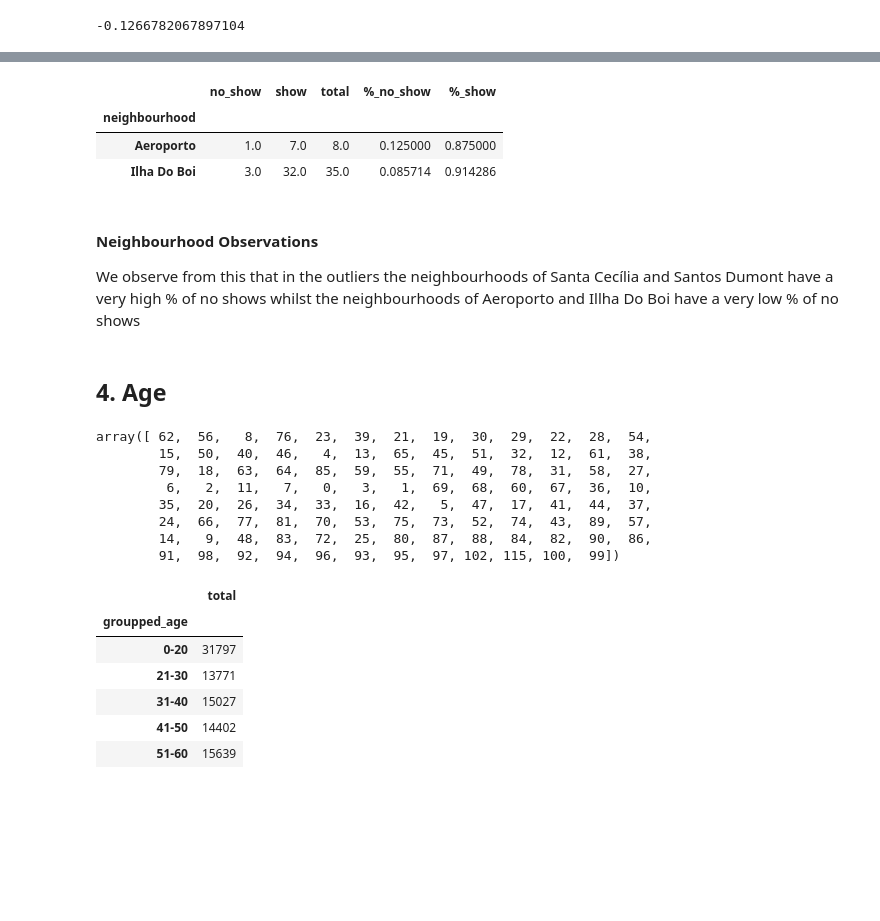
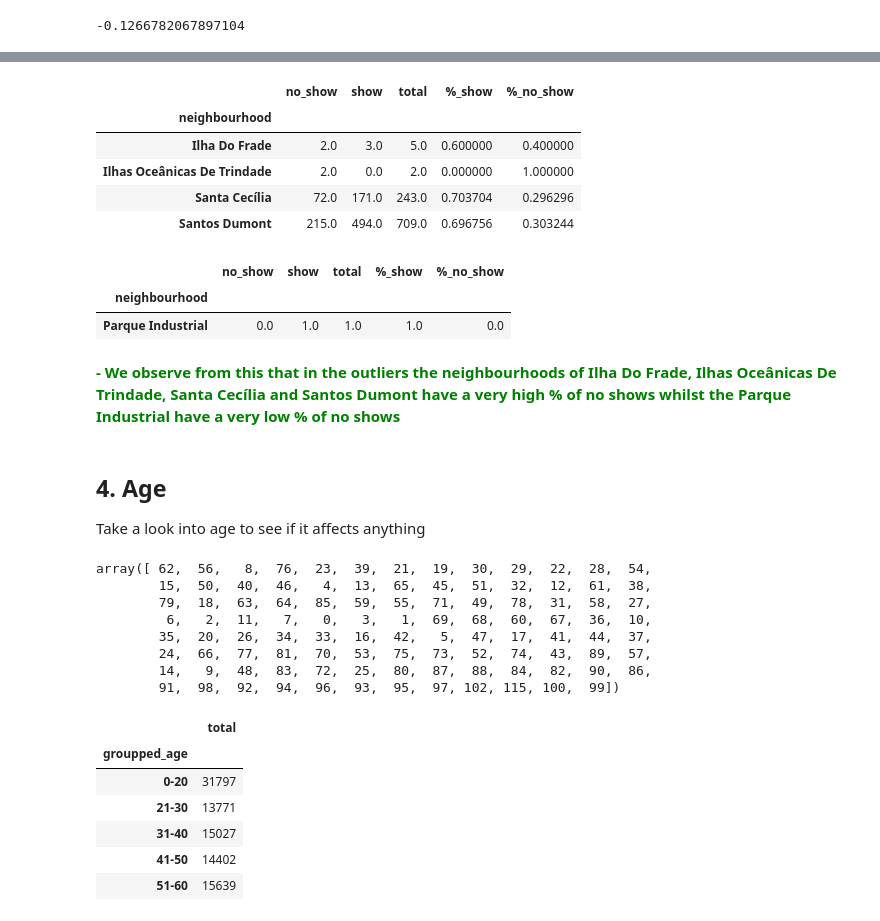
Before and after one commit to tongnk/udacity, a Jupyter notebook: Report.ipynb, the cells around one changed output, grey strips where cells are left out. Cells and saved outputs as stored; diff of their text form; code cells hidden in the pictures; blank space fills up the shorter version.

```diff
--- a/Report.ipynb
+++ b/Report.ipynb
@@ -370,0 +335,20 @@ b[b['%_no_show'] > 0.216684 + (1.5 * iqr)]
+# %%
+# Get the total counts
+neighbourhood = df.groupby(['neighbourhood', 'success']).count()
+b = neighbourhood['age']
+
+# Unstack so we only have success or not
+b = b.unstack()
+
+# Rename columns
+b.columns = ['no_show','show']
+
+# Fill in some nulls
+b.fillna(0, inplace = True)
+
+# Calculate the total
+b['total'] = b['no_show'] + b['show']
+
+# Calculate the % of show against the total
+b['%_show'] = b['show'] / b['total']
+b['%_no_show'] = b['no_show'] / b['total']
@@ -371,24 +362,44 @@ b[b['%_no_show'] > 0.216684 + (1.5 * iqr)]
+# %%
+# Let's find all the outliers using the standard box and whiskers chart.
+# We can then use this to analyse 2D data later
+
+# Outlier > q3 + (1.5 * IQR) or
+# outlier < q1 - (1.5 * QIR)
+# where IQR is q3 - q1
+iqr = 0.215915 - 0.177797
+q3 = b.quantile(0.75)
+q1 = b.quantile(0.25)
+
+# Determine outliers for no shows
+b[b['%_no_show'] > q3['%_no_show'] + (1.5 * iqr)]
+# %% [output]
+|  | no_show | show | total | %_show | %_no_show |
+| neighbourhood |  |  |  |  |  |
+| Ilha Do Frade | 2.0 | 3.0 | 5.0 | 0.600000 | 0.400000 |
+| Ilhas Oceânicas De Trindade | 2.0 | 0.0 | 2.0 | 0.000000 | 1.000000 |
+| Santa Cecília | 72.0 | 171.0 | 243.0 | 0.703704 | 0.296296 |
+| Santos Dumont | 215.0 | 494.0 | 709.0 | 0.696756 | 0.303244 |
 # %%
-b[b['%_no_show'] < 0.180199 - (1.5 * iqr)]
+b[b['%_no_show'] < q1['%_no_show'] - (1.5 * iqr)]
 # %% [output]
-|  | no_show | show | total | %_no_show | %_show |
+|  | no_show | show | total | %_show | %_no_show |
 | neighbourhood |  |  |  |  |  |
-| Aeroporto | 1.0 | 7.0 | 8.0 | 0.125000 | 0.875000 |
-| Ilha Do Boi | 3.0 | 32.0 | 35.0 | 0.085714 | 0.914286 |
+| Parque Industrial | 0.0 | 1.0 | 1.0 | 1.0 | 0.0 |
 # %% [markdown]
-#### Neighbourhood Observations
-We observe from this that in the outliers the neighbourhoods of Santa Cecília and Santos Dumont have a very high % of no shows whilst the neighbourhoods of Aeroporto and Illha Do Boi have a very low % of no shows
+<b style='color: green'>- We observe from this that in the outliers the neighbourhoods of Ilha Do Frade, Ilhas Oceânicas De Trindade, Santa Cecília and Santos Dumont have a very high % of no shows whilst the  Parque Industrial have a very low % of no shows </b>
-# %% [markdown]
-## 4. Age
-# %%
-df['age'].unique()
-# %% [output]
-array([ 62,  56,   8,  76,  23,  39,  21,  19,  30,  29,  22,  28,  54,
-        15,  50,  40,  46,   4,  13,  65,  45,  51,  32,  12,  61,  38,
-        79,  18,  63,  64,  85,  59,  55,  71,  49,  78,  31,  58,  27,
-         6,   2,  11,   7,   0,   3,   1,  69,  68,  60,  67,  36,  10,
-        35,  20,  26,  34,  33,  16,  42,   5,  47,  17,  41,  44,  37,
-        24,  66,  77,  81,  70,  53,  75,  73,  52,  74,  43,  89,  57,
-        14,   9,  48,  83,  72,  25,  80,  87,  88,  84,  82,  90,  86,
-        91,  98,  92,  94,  96,  93,  95,  97, 102, 115, 100,  99])
+# %% [markdown]
+## 4. Age
+Take a look into age to see if it affects anything
+# %%
+# Double check unique values
+df['age'].unique()
+# %% [output]
+array([ 62,  56,   8,  76,  23,  39,  21,  19,  30,  29,  22,  28,  54,
+        15,  50,  40,  46,   4,  13,  65,  45,  51,  32,  12,  61,  38,
+        79,  18,  63,  64,  85,  59,  55,  71,  49,  78,  31,  58,  27,
+         6,   2,  11,   7,   0,   3,   1,  69,  68,  60,  67,  36,  10,
+        35,  20,  26,  34,  33,  16,  42,   5,  47,  17,  41,  44,  37,
+        24,  66,  77,  81,  70,  53,  75,  73,  52,  74,  43,  89,  57,
+        14,   9,  48,  83,  72,  25,  80,  87,  88,  84,  82,  90,  86,
+        91,  98,  92,  94,  96,  93,  95,  97, 102, 115, 100,  99])
 # %%
```
Also changed, not shown: parts of 51 cells of this notebook.
